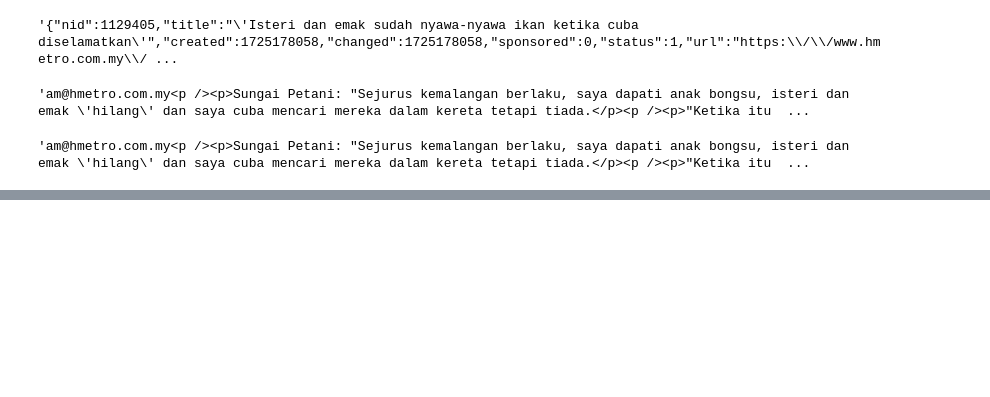
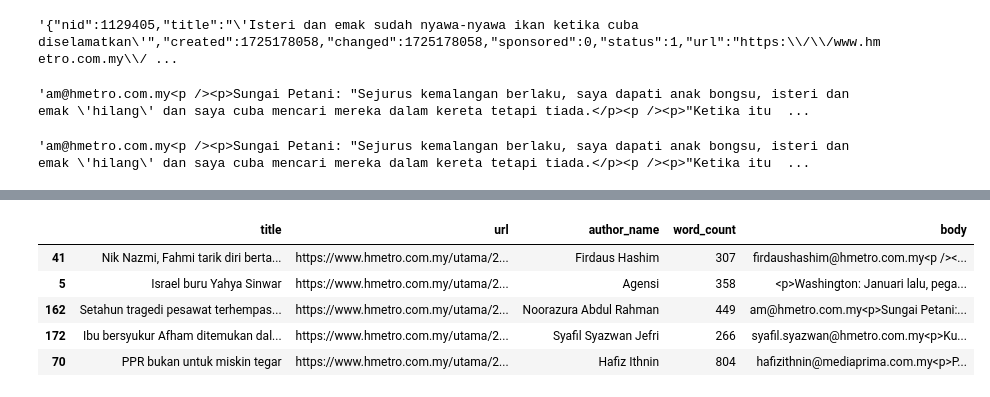
Before and after one commit to raefaidid/basic-etl, a Jupyter notebook: notebooks/web_scraping_hmetro.ipynb, the cells around one changed output, grey strips where cells are left out. Drawn from its saved outputs; the diff is of its cells as text; code cells hidden in the pictures; blank space fills up the shorter version.

```diff
--- a/notebooks/web_scraping_hmetro.ipynb
+++ b/notebooks/web_scraping_hmetro.ipynb
@@ -167,0 +206,9 @@ json_string['body']
+# %%
+df.sample(5)
+# %% [output]
+|  | title | url | author_name | word_count | body |
+| 41 | Nik Nazmi, Fahmi tarik diri berta... | https://www.hmetro.com.my/utama/2... | Firdaus Hashim | 307 | firdaushashim@hmetro.com.my<p /><... |
+| 5 | Israel buru Yahya Sinwar | https://www.hmetro.com.my/utama/2... | Agensi | 358 | <p>Washington: Januari lalu, pega... |
+| 162 | Setahun tragedi pesawat terhempas... | https://www.hmetro.com.my/utama/2... | Noorazura Abdul Rahman | 449 | am@hmetro.com.my<p>Sungai Petani:... |
+| 172 | Ibu bersyukur Afham ditemukan dal... | https://www.hmetro.com.my/utama/2... | Syafil Syazwan Jefri | 266 | syafil.syazwan@hmetro.com.my<p>Ku... |
+| 70 | PPR bukan untuk miskin tegar | https://www.hmetro.com.my/utama/2... | Hafiz Ithnin | 804 | hafizithnin@mediaprima.com.my<p>P... |
```
Also changed, not shown: parts of 8 cells of this notebook, 1 other file.
